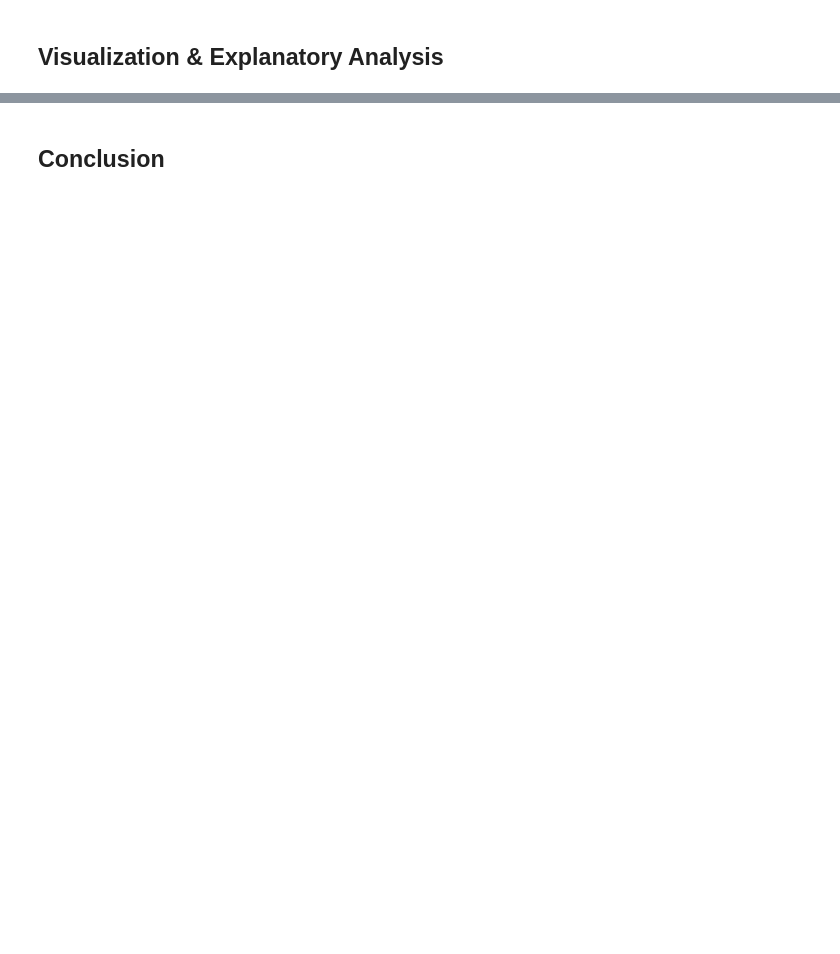
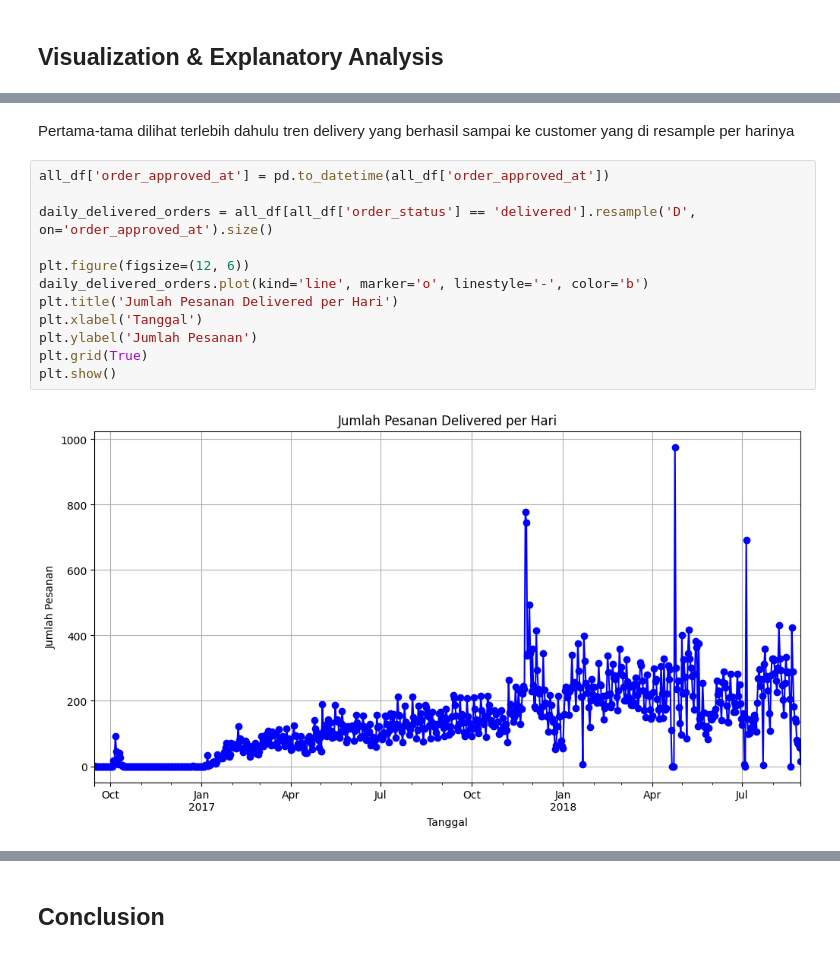
Before and after one commit to SofiaFei/submission, a Jupyter notebook: notebook.ipynb, the cells around one changed output, grey strips where cells are left out. Cells and saved outputs as stored; diff of their text form; blank space fills up the shorter version.

```diff
--- a/notebook.ipynb
+++ b/notebook.ipynb
@@ -1319,0 +1442,16 @@ dapat dilihat bahwa delivery_time berpengaruh pada tingginya review_score penggu
+# %% [markdown]
+Pertama-tama dilihat terlebih dahulu tren delivery yang berhasil sampai ke customer yang di resample per harinya
+# %%
+all_df['order_approved_at'] = pd.to_datetime(all_df['order_approved_at'])
+
+daily_delivered_orders = all_df[all_df['order_status'] == 'delivered'].resample('D', on='order_approved_at').size()
+
+plt.figure(figsize=(12, 6))
+daily_delivered_orders.plot(kind='line', marker='o', linestyle='-', color='b')
+plt.title('Jumlah Pesanan Delivered per Hari')
+plt.xlabel('Tanggal')
+plt.ylabel('Jumlah Pesanan')
+plt.grid(True)
+plt.show()
+# %% [output]
+[figure, added]
```
Also changed, not shown: parts of 25 cells of this notebook.
